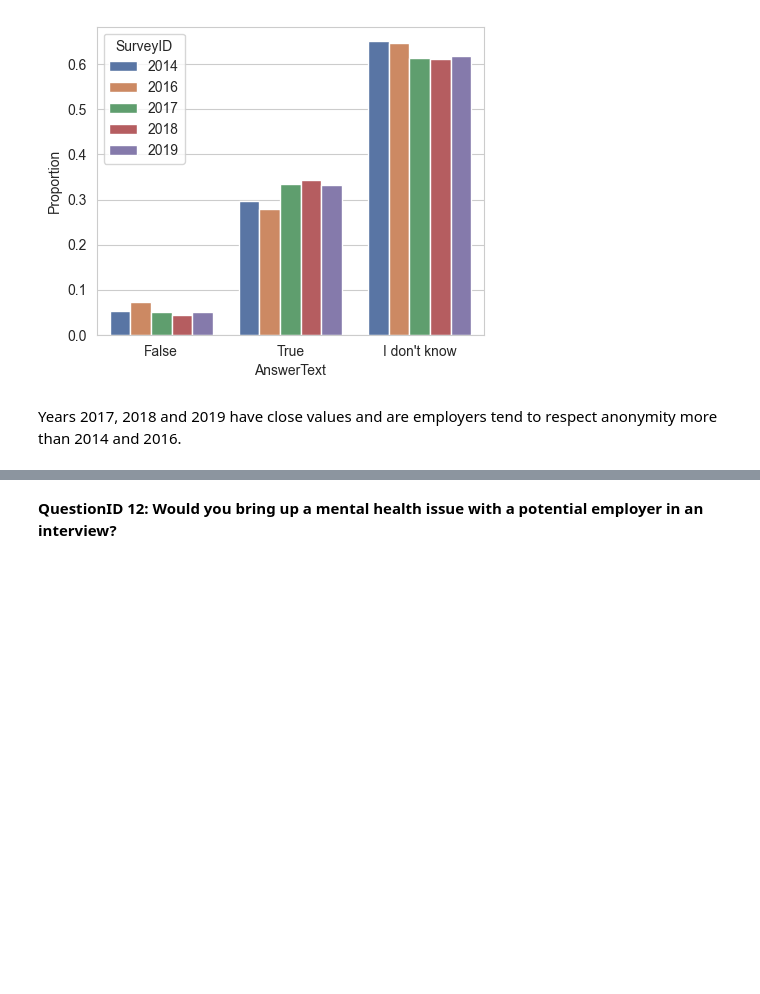
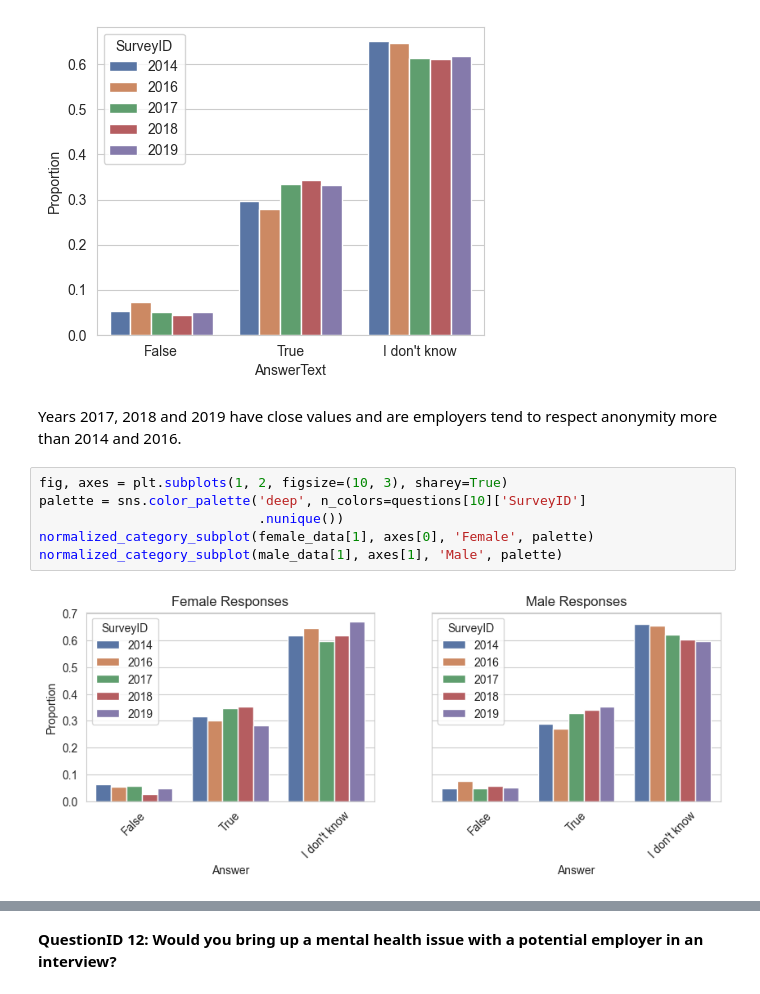
Before and after one commit to CelineChiLamNg/tech_mental_health, a Jupyter notebook: mental_health_tech.ipynb, the cells around one changed output, grey strips where cells are left out. Cells and saved outputs as stored; diff of their text form; blank space fills up the shorter version.

```diff
--- a/mental_health_tech.ipynb
+++ b/mental_health_tech.ipynb
@@ -1263,3 +1279,11 @@ fig_q11 = normalized_category_barplot(questions[10])
 # %% [markdown]
 Years 2017, 2018 and 2019 have close values and are employers tend to
 respect anonymity more than 2014 and 2016.
+# %%
+fig, axes = plt.subplots(1, 2, figsize=(10, 3), sharey=True)
+palette = sns.color_palette('deep', n_colors=questions[10]['SurveyID']
+                            .nunique())
+normalized_category_subplot(female_data[1], axes[0], 'Female', palette)
+normalized_category_subplot(male_data[1], axes[1], 'Male', palette)
+# %% [output]
+[figure, added]
```
Also changed, not shown: parts of 34 cells of this notebook, 1 other file.
